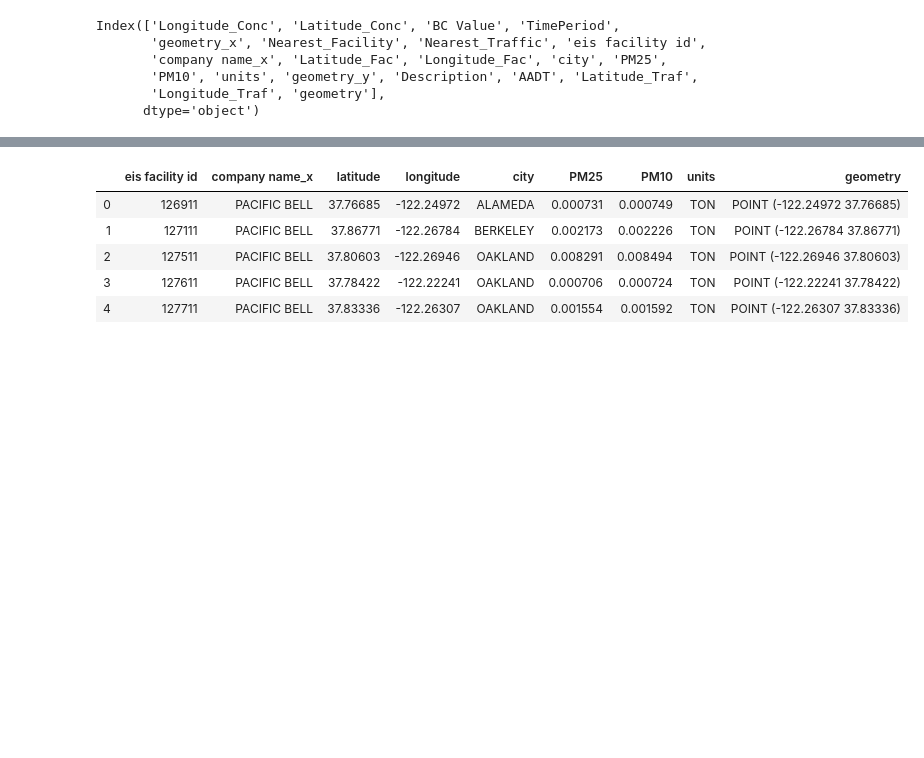
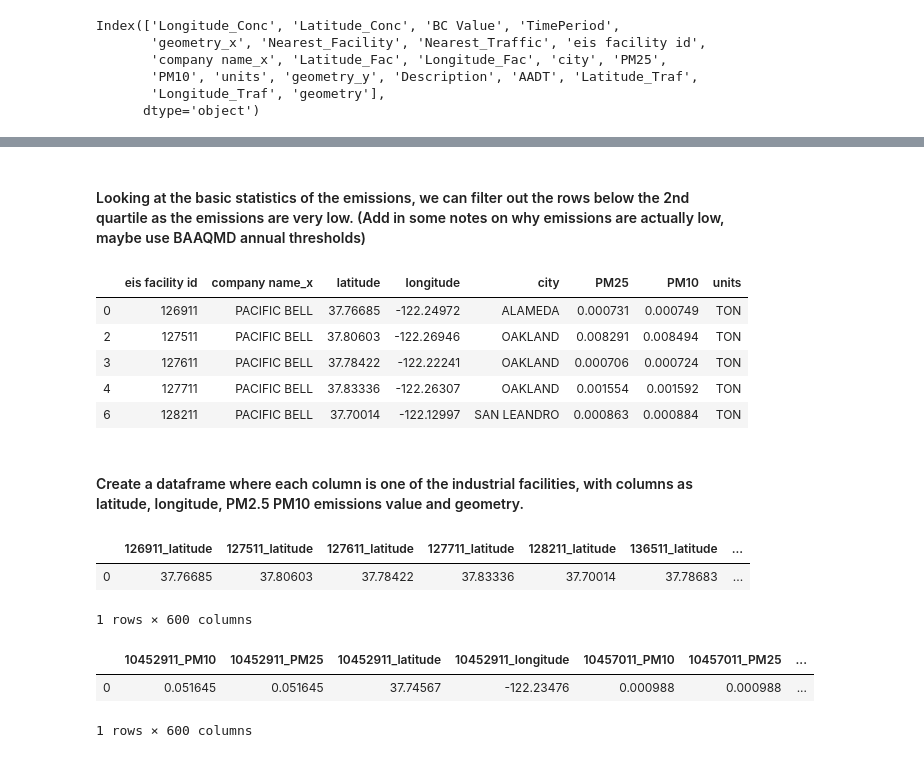
Before and after one commit to varsha2509/Springboard-DS, a Jupyter notebook: Capstone1/Idea3/Exploratory_Data_Analysis.ipynb, the cells around one changed output, grey strips where cells are left out. Saved outputs shown, nothing was run; the diff lists cells and outputs as text; code cells hidden in the pictures; blank space fills up the shorter version.

Commit message:
Updated input dataframe and added some met data

```diff
--- a/Capstone1/Idea3/Exploratory_Data_Analysis.ipynb
+++ b/Capstone1/Idea3/Exploratory_Data_Analysis.ipynb
@@ -425,2 +410,2 @@ df_BC_merge_traffic.head()
 # %%
-Oak_PM_filter = Oak_PM[(Oak_PM['city'] == 'OAKLAND') | (Oak_PM['city'] == 'SAN LEANDRO')]
+Oak_PM_filter = Oak_PM[(Oak_PM['city'] == 'OAKLAND') | (Oak_PM['city'] == 'SAN LEANDRO') | (Oak_PM['city'] == 'ALAMEDA')]
@@ -427,9 +428,16 @@ Oak_PM_filter = Oak_PM[(Oak_PM['city'] == 'OAKLAND') | (Oak_PM['city'] == 'SAN L
+# %% [markdown]
+#### Looking at the basic statistics of the emissions, we can filter out the rows below the 2nd quartile as the emissions are very low.  (Add in some notes on why emissions are actually low, maybe use BAAQMD annual thresholds)
+# %%
+lower, upper = Oak_PM_filter.PM10.quantile([0.5,1])
+Oak_PM_filter = Oak_PM_filter.query('{low}<PM10<{high}'.format(low=lower,high=upper))
 # %%
-Oak_PM.head()
+Oak_PM_filter.head()
 # %% [output]
-|  | eis facility id | company name_x | latitude | longitude | city | PM25 | PM10 | units | geometry |
-| 0 | 126911 | PACIFIC BELL | 37.76685 | -122.24972 | ALAMEDA | 0.000731 | 0.000749 | TON | POINT (-122.24972 37.76685) |
-| 1 | 127111 | PACIFIC BELL | 37.86771 | -122.26784 | BERKELEY | 0.002173 | 0.002226 | TON | POINT (-122.26784 37.86771) |
-| 2 | 127511 | PACIFIC BELL | 37.80603 | -122.26946 | OAKLAND | 0.008291 | 0.008494 | TON | POINT (-122.26946 37.80603) |
-| 3 | 127611 | PACIFIC BELL | 37.78422 | -122.22241 | OAKLAND | 0.000706 | 0.000724 | TON | POINT (-122.22241 37.78422) |
-| 4 | 127711 | PACIFIC BELL | 37.83336 | -122.26307 | OAKLAND | 0.001554 | 0.001592 | TON | POINT (-122.26307 37.83336) |
+|  | eis facility id | company name_x | latitude | longitude | city | PM25 | PM10 | units |
+| 0 | 126911 | PACIFIC BELL | 37.76685 | -122.24972 | ALAMEDA | 0.000731 | 0.000749 | TON |
+| 2 | 127511 | PACIFIC BELL | 37.80603 | -122.26946 | OAKLAND | 0.008291 | 0.008494 | TON |
+| 3 | 127611 | PACIFIC BELL | 37.78422 | -122.22241 | OAKLAND | 0.000706 | 0.000724 | TON |
+| 4 | 127711 | PACIFIC BELL | 37.83336 | -122.26307 | OAKLAND | 0.001554 | 0.001592 | TON |
+| 6 | 128211 | PACIFIC BELL | 37.70014 | -122.12997 | SAN LEANDRO | 0.000863 | 0.000884 | TON |
+# %% [markdown]
+#### Create a dataframe where each column is one of the industrial facilities, with columns as latitude, longitude, PM2.5 PM10 emissions value and geometry.
@@ -435,0 +480,6 @@ Oak_PM.head()
+# %%
+Oak_PM_combined
+# %% [output]
+|  | 126911_latitude | 127511_latitude | 127611_latitude | 127711_latitude | 128211_latitude | 136511_latitude | ... |
+| 0 | 37.76685 | 37.80603 | 37.78422 | 37.83336 | 37.70014 | 37.78683 | ... |
+1 rows × 600 columns
@@ -435,0 +488,6 @@ Oak_PM.head()
+# %%
+Oak_PM_combined
+# %% [output]
+|  | 10452911_PM10 | 10452911_PM25 | 10452911_latitude | 10452911_longitude | 10457011_PM10 | 10457011_PM25 | ... |
+| 0 | 0.051645 | 0.051645 | 37.74567 | -122.23476 | 0.000988 | 0.000988 | ... |
+1 rows × 600 columns
```
Also changed, not shown: parts of 23 cells of this notebook, 1 other file.
